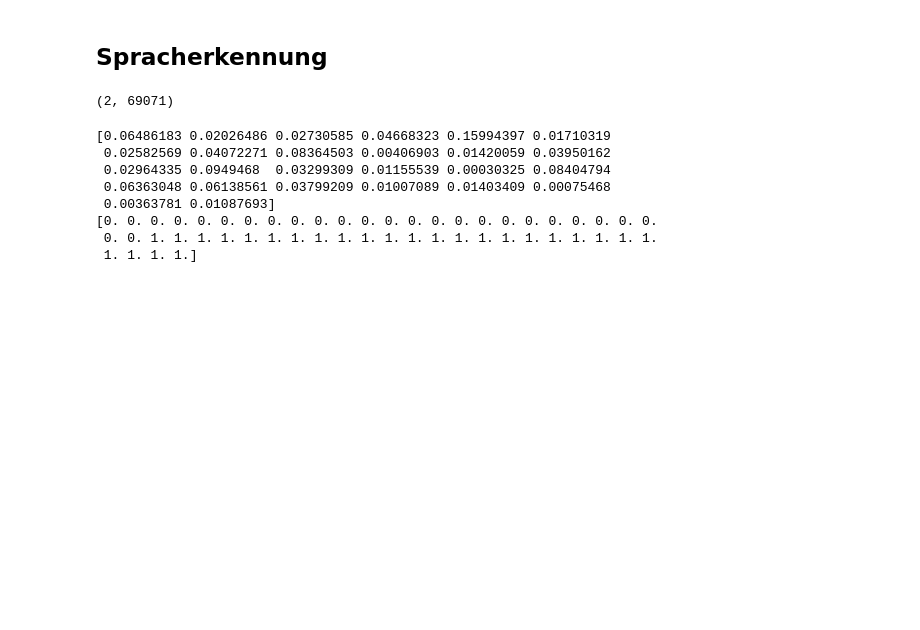
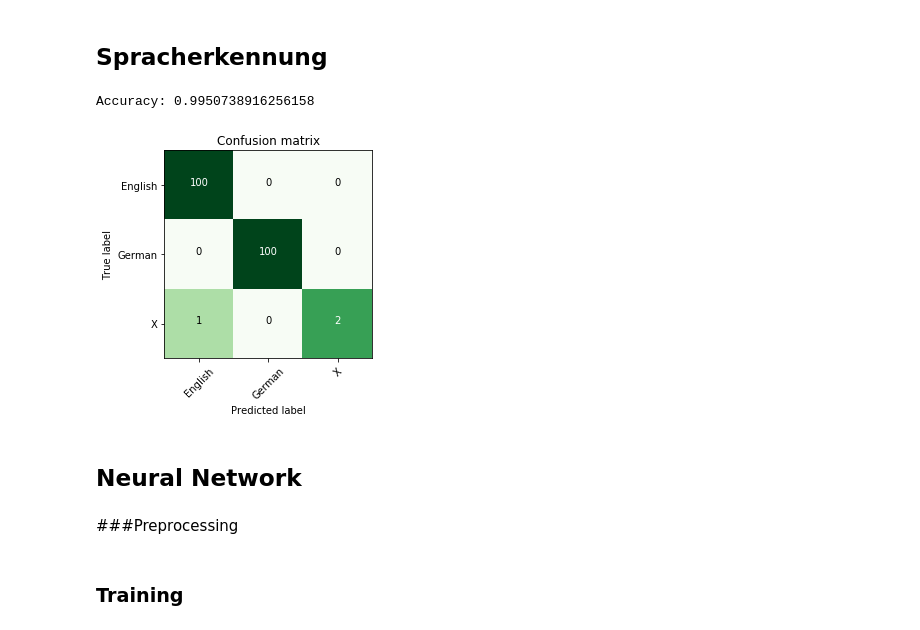
Before and after one commit to swordbreaker/NLP, a Jupyter notebook: Assignment1/Assignment_1_skeleton.ipynb, the cells around one changed output. Drawn from its saved outputs; the diff is of its cells as text; code cells hidden in the pictures; blank space fills up the shorter version.

```diff
--- a/Assignment1/Assignment_1_skeleton.ipynb
+++ b/Assignment1/Assignment_1_skeleton.ipynb
@@ -159,7 +143,8 @@ def determine_language(
         mean_en: np.ndarray,
         std_en: np.ndarray,
         texts: [str],
-        epsilon: float) -> [str]:
+        epsilon: float = 10,
+        mean_freq_threshold: float = 0.5) -> [str]:
     # Implementieren Sie eine Funktion zur Erkennung der Sprache
     lang = []
     p_vals = []
@@ -167,7 +152,7 @@ def determine_language(
     dist = np.zeros(shape=26)
 
     mean_freq = np.abs(mean_de / mean_en - 1)
-    freq_bool = mean_freq > 0.5
+    freq_bool = mean_freq > mean_freq_threshold
 
     for i in range(texts.shape[0]):
         fdist = nltk.FreqDist(get_chars(texts[i]))
@@ -187,5 +172,5 @@ def determine_language(
 
         p_vals.append(p_de)
 
-    print(p_vals)
+    # print(p_vals)
     return lang
@@ -216,43 +177,3 @@ x_en.tofile("x_en.dat")
-# %%
-#todo transpose
-
-x_train = np.hstack((x_de, x_en))
-y_train = np.concatenate((np.zeros(shape=x_de.shape[0]), np.ones(shape=x_en.shape[0])))
-
-x_train.tofile("x_train")
-y_train.tofile("y_train")
-# %% [output]
-(2, 69071)
-# %%
-from keras.models import Sequential
-from keras.layers import Dense
-
-model = Sequential()
-
-
-
-
-print(mean_de)
-
-print(y_train)
-
-model.add(Dense(units=12, activation='relu', input_dim=2))
-model.add(Dense(units=10, activation='softmax'))
-
-model.compile(loss='categorical_crossentropy',
-              optimizer='sgd',
-              metrics=['accuracy'])
-
-# model.fit(x_train, y_train, epochs=5, batch_size=32)
-# %% [output]
-[0.06486183 0.02026486 0.02730585 0.04668323 0.15994397 0.01710319
- 0.02582569 0.04072271 0.08364503 0.00406903 0.01420059 0.03950162
- 0.02964335 0.0949468  0.03299309 0.01155539 0.00030325 0.08404794
- 0.06363048 0.06138561 0.03799209 0.01007089 0.01403409 0.00075468
- 0.00363781 0.01087693]
-[0. 0. 0. 0. 0. 0. 0. 0. 0. 0. 0. 0. 0. 0. 0. 0. 0. 0. 0. 0. 0. 0. 0. 0.
- 0. 0. 1. 1. 1. 1. 1. 1. 1. 1. 1. 1. 1. 1. 1. 1. 1. 1. 1. 1. 1. 1. 1. 1.
- 1. 1. 1. 1.]
 # %%
 def accuracy(cm):
     i = np.eye(cm.shape[0])
@@ -260,3 +181,16 @@ def accuracy(cm):
 # %%
 people_test = pd.read_csv('Language_test.csv', sep=';', quotechar='|')
 lang_true = np.array(people_test['language'])
+# %%
+lang = determine_language(mean_de, std_de, mean_en, std_en, people_test['text'], epsilon=0, mean_freq_threshold=0.3)
+cm = confusion_matrix(lang_true, lang)
+print('Accuracy:', accuracy(cm))
+
+plot_confusion_matrix(cm, ['English', 'German', 'X'])
+# %% [output]
+Accuracy: 0.9950738916256158
+[figure, added]
+# %% [markdown]
+## Neural Network
+# %% [markdown]
+###Preprocessing
@@ -262,0 +229,2 @@ lang_true = np.array(people_test['language'])
+# %% [markdown]
+### Training
```
Also changed, not shown: parts of 15 cells of this notebook, 2 other files.
